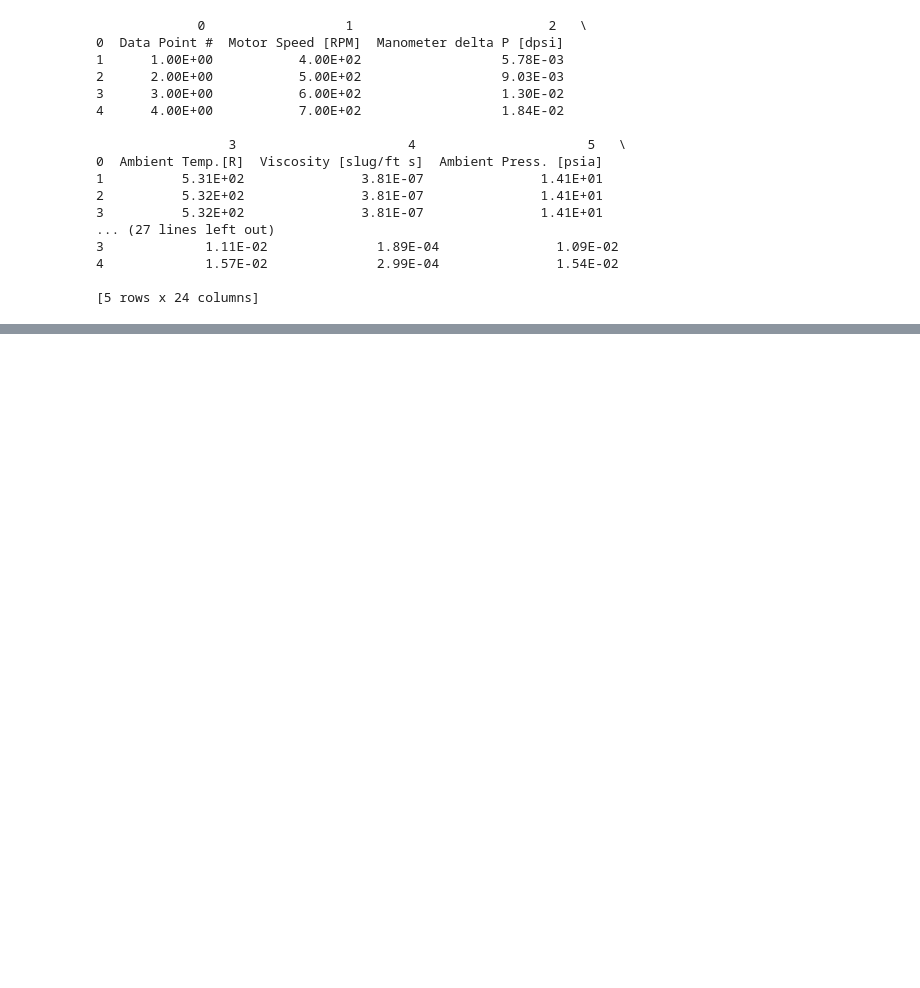
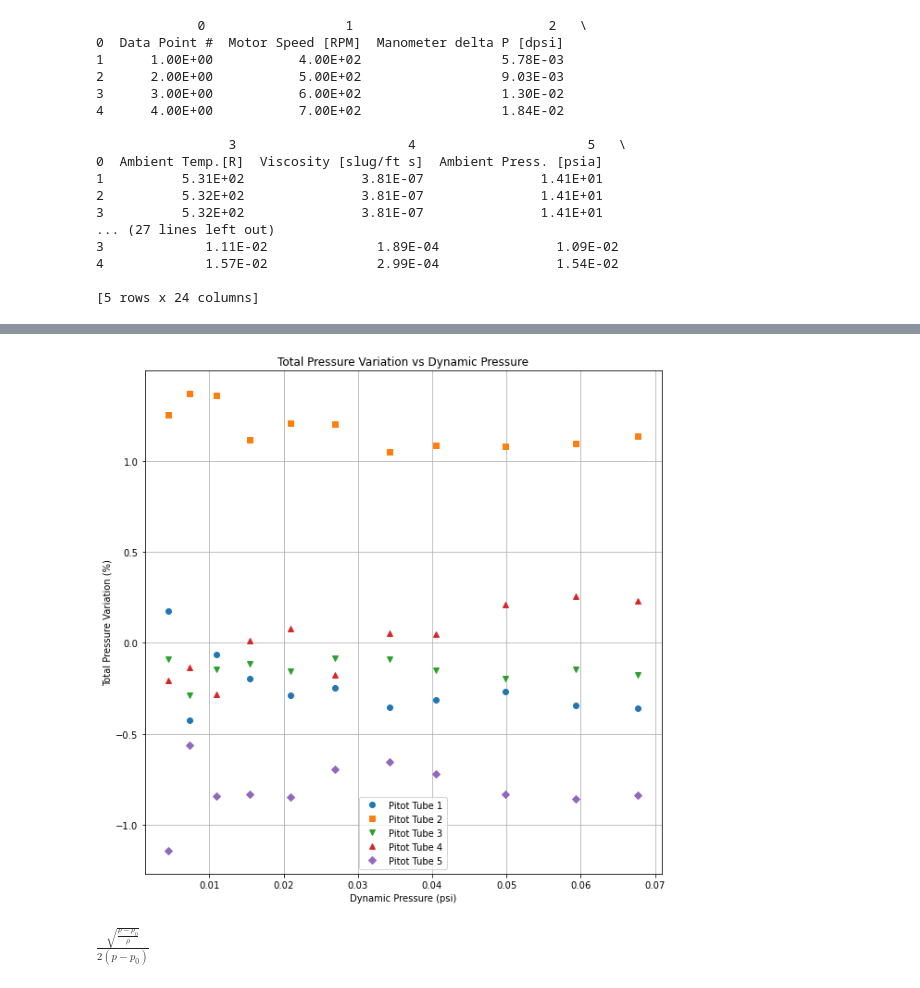
Before and after one commit to EvanY14/AE460-Fa23, a Jupyter notebook: Lab_1/dat_anal.ipynb, the cells around one changed output, grey strips where cells are left out. Drawn from its saved outputs; the diff is of its cells as text; code cells hidden in the pictures; blank space fills up the shorter version.

```diff
--- a/Lab_1/dat_anal.ipynb
+++ b/Lab_1/dat_anal.ipynb
@@ -54,0 +111,17 @@ plt.show()
+# %%
+# Question 4
+plt.figure(figsize=(10, 10))
+markers = ['o', 's', 'v', '^', 'D', 'p', 'P', '*', 'X']
+for i in range(5):
+    p0 = np.array(data.iloc[1:, 16+i], dtype=float)
+    p_avg = np.array(data.iloc[1:, 22], dtype=float)
+    SPV = 100*(p0-p_avg)/q
+    plt.plot(q, SPV, markers[i], label='Pitot Tube {}'.format(i+1))
+plt.xlabel('Dynamic Pressure (psi)')
+plt.ylabel('Total Pressure Variation (%)')
+plt.title('Total Pressure Variation vs Dynamic Pressure')
+plt.grid()
+plt.legend()
+plt.show()
+# %% [output]
+[figure, added]
@@ -54,0 +144,4 @@ plt.show()
+# %%
+dvdp
+# %% [output]
+$\displaystyle \frac{\sqrt{\frac{p - p_{0}}{\rho}}}{2 \left(p - p_{0}\right)}$
```
Also changed, not shown: parts of 4 cells of this notebook.
